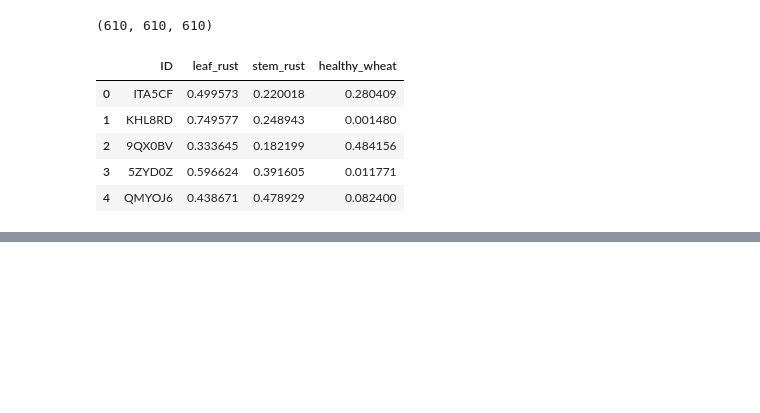
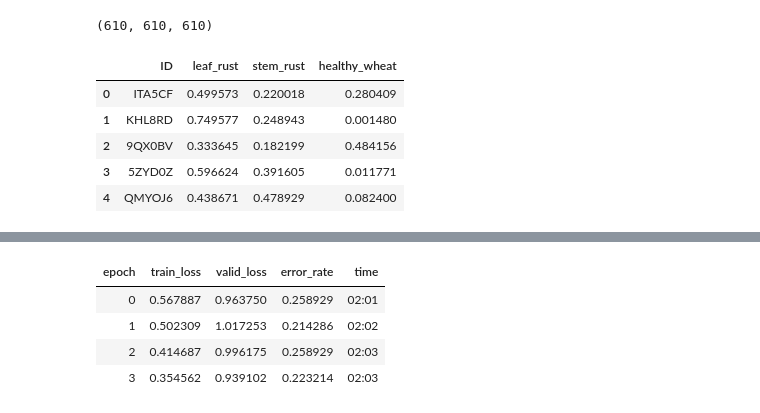
Before and after one commit to elishatofunmi/Challenge, a Jupyter notebook: icpr.ipynb, the cells around one changed output, grey strips where cells are left out. Cells and saved outputs as stored; diff of their text form; code cells hidden in the pictures; blank space fills up the shorter version.

```diff
--- a/icpr.ipynb
+++ b/icpr.ipynb
@@ -559,0 +673,8 @@ for batch_idx, (data, target) in enumerate(load_dataset()):
+# %%
+learn.fit_one_cycle(4, max_lr=slice(3e-5, 3e-4))
+# %% [output]
+| epoch | train_loss | valid_loss | error_rate | time |
+| 0 | 0.567887 | 0.963750 | 0.258929 | 02:01 |
+| 1 | 0.502309 | 1.017253 | 0.214286 | 02:02 |
+| 2 | 0.414687 | 0.996175 | 0.258929 | 02:03 |
+| 3 | 0.354562 | 0.939102 | 0.223214 | 02:03 |
```
Also changed, not shown: parts of 33 cells of this notebook.
